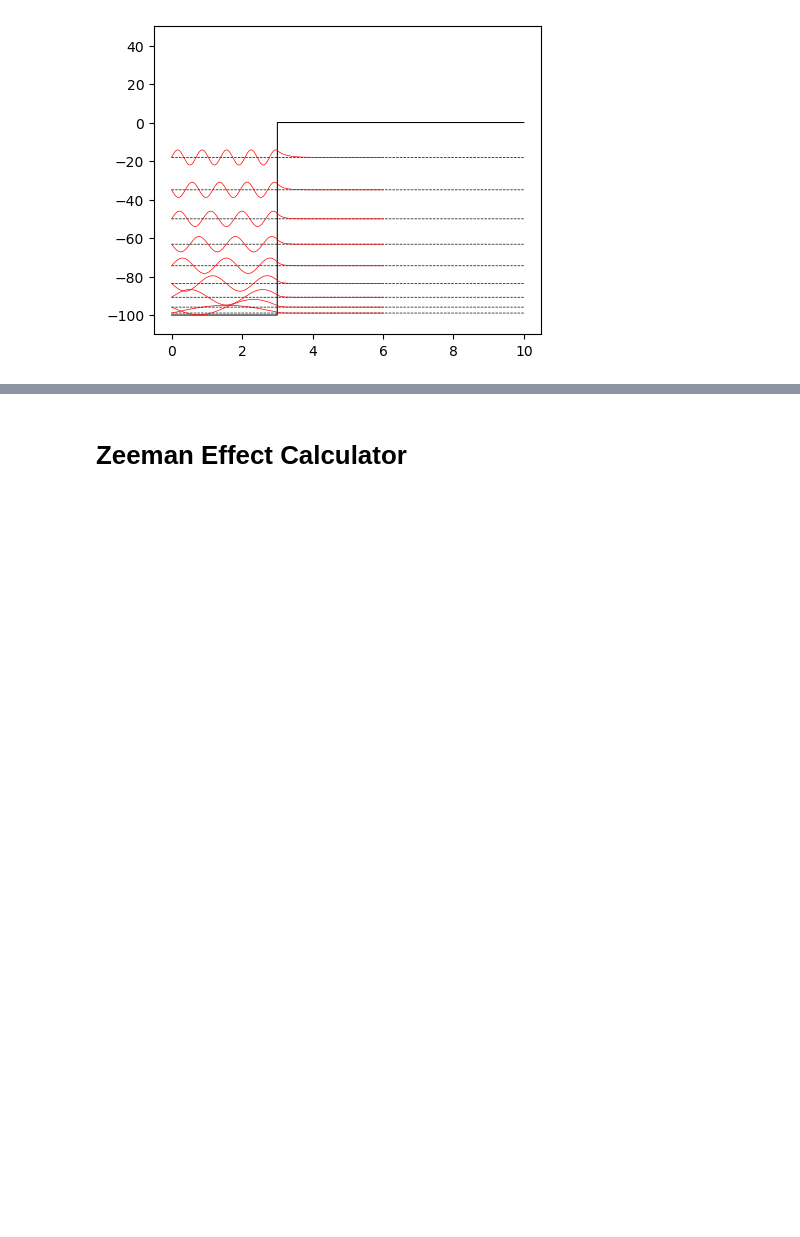
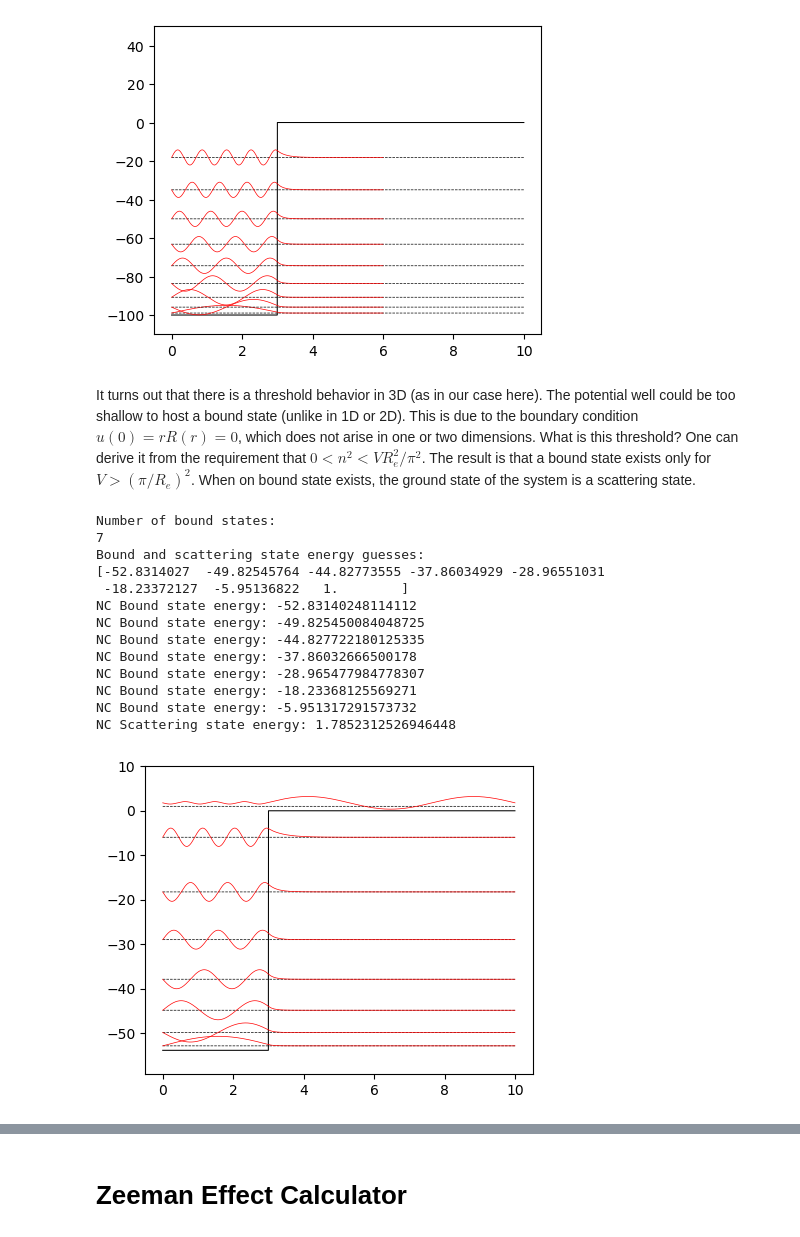
Before and after one commit to huanium/huanium, a Jupyter notebook: MIT_PhD/AMO_Calculator/AMO_Calculator.ipynb, the cells around one changed output, grey strips where cells are left out. Cells and saved outputs as stored; diff of their text form; code cells hidden in the pictures; blank space fills up the shorter version.

```diff
--- a/MIT_PhD/AMO_Calculator/AMO_Calculator.ipynb
+++ b/MIT_PhD/AMO_Calculator/AMO_Calculator.ipynb
@@ -621,3 +621,74 @@ NC Bound state energy: -50.0334781549896
 NC Bound state energy: -34.95806249922485
 NC Bound state energy: -18.136813746911404
 [figure]
+# %% [markdown]
+It turns out that there is a threshold behavior in 3D (as in our case here). The potential well could be too shallow to host a bound state (unlike in 1D or 2D). This is due to the boundary condition $u(0) = rR(r) = 0$, which does not arise in one or two dimensions. What is this threshold? One can derive it from the requirement that $0 < n^2 < VR_e^2/\pi^2$. The result is that a bound state exists only for $V > (\pi/R_e)^2$.  When on bound state exists, the ground state of the system is a scattering state.
+# %%
+# square well potential
+rmin = 1e-6
+rmax = 10
+rpoints = 1000000
+r = np.linspace(rmin, rmax, rpoints)
+re = 3
+n = 7 # gives the number of bound states
+V = (n*np.pi/re)**2 + 0.1
+l = 0
+Vr = Vr_hardcore(r,V,re)
+
+#############################################
+######### BOUND STATE SEARCH ################
+#############################################
+
+# use analytics to estimate spectrum and get E_guess:
+E_guess = bound_state_energies_finite_square_well(re, V)
+print('Number of bound states: ')
+num_states = E_guess.size
+print(num_states)
+# print('Analytic E guess: ')
+# print(E_guess)
+
+# add guesses for scattering states:
+print('Bound and scattering state energy guesses:')
+E_guess = np.append(E_guess, 1.0)
+num_states = E_guess.size
+print(E_guess)
+
+# plot potential, E_guess, spectrum, and final wfn
+fig, ax = plt.subplots(figsize=(5,4))
+ax.plot(r[::100], Vr[::100],'k',linewidth=0.75)
+
+r_left_idx = 0
+r_right_idx = r.size - 1
+r_center_idx = int(r.size // int( (rmax - rmin) / re)  )
+
+for state_idx in range(0,num_states):
+    # plot E_guesses:
+    ax.plot(r[::100], E_guess[state_idx]*np.ones(r[::100].size), 'k', linewidth=0.5,linestyle='--')
+    # solve and optimize
+    u_final, E_final = numerov_optimize(r[r_left_idx:r_right_idx],
+                                        Vr[r_left_idx:r_right_idx],
+                                        E_guess[state_idx], r_center_idx, l=l, E_tolerance=1e-7, max_iter = 100, method='Cooley', verbose=False)
+    if E_final < Vr[-1]:
+        print('NC Bound state energy: ' + str(E_final))
+    else:
+        print('NC Scattering state energy: ' + str(E_final))
+    # plot results
+    scale = V/20
+    ax.plot(r[r_left_idx:r_right_idx:2],scale*u_final[::2]+E_final, 'red',linewidth=0.5)
+plt.ylim([-1.1*V, 10])
+plt.show()
+# %% [output]
+Number of bound states:
+7
+Bound and scattering state energy guesses:
+[-52.8314027  -49.82545764 -44.82773555 -37.86034929 -28.96551031
+ -18.23372127  -5.95136822   1.        ]
+NC Bound state energy: -52.83140248114112
+NC Bound state energy: -49.825450084048725
+NC Bound state energy: -44.827722180125335
+NC Bound state energy: -37.86032666500178
+NC Bound state energy: -28.965477984778307
+NC Bound state energy: -18.23368125569271
+NC Bound state energy: -5.951317291573732
+NC Scattering state energy: 1.7852312526946448
+[figure, added]
```
Also changed, not shown: parts of 9 cells of this notebook, 7 other files.
